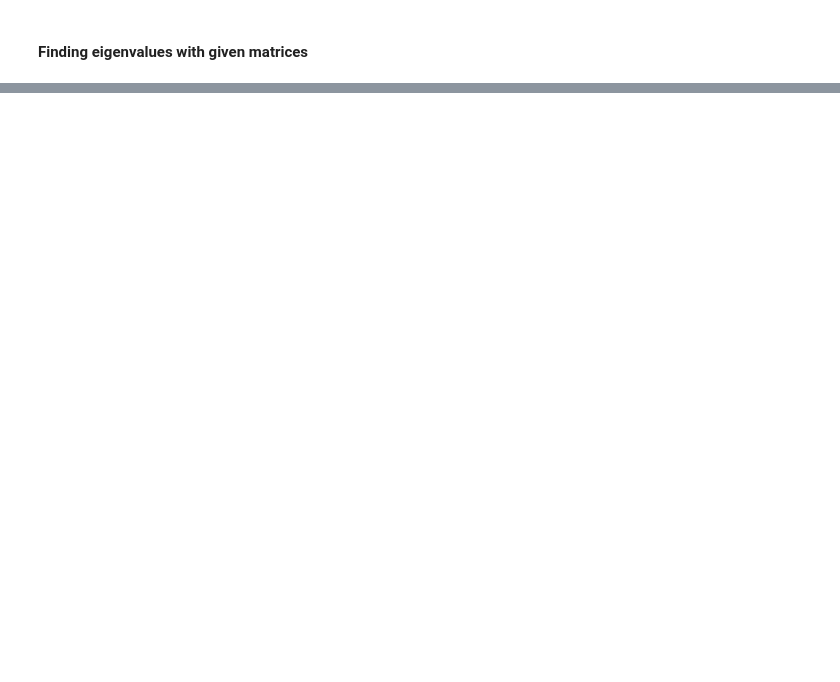
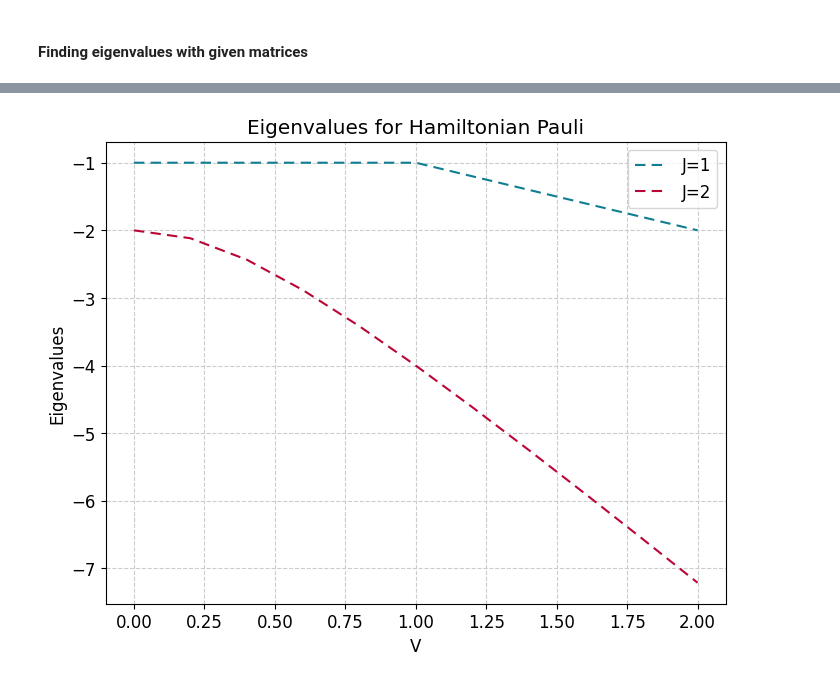
Before and after one commit to hishemok/FYS5419, a Jupyter notebook: Project1.ipynb, the cells around one changed output, grey strips where cells are left out. Saved outputs shown, nothing was run; the diff lists cells and outputs as text; code cells hidden in the pictures; blank space fills up the shorter version.

```diff
--- a/Project1.ipynb
+++ b/Project1.ipynb
@@ -644,0 +672,19 @@ plt.show()
+# %%
+Vvals = np.linspace(0,2,11)
+epsilon = 1.0
+J1_eigenvalues_pauli = np.zeros(len(Vvals))
+J2_eigenvalues_pauli = np.zeros(len(Vvals))
+
+for i,v in enumerate(Vvals):
+    J1_eigenvalues_pauli[i] = np.linalg.eigvalsh(Hamiltonian_J1(v,epsilon))[0]#gs
+    J2_eigenvalues_pauli[i] = np.linalg.eigvalsh(Hamiltonian_J2(v,epsilon))[0]#gs
+
+plt.plot(Vvals, J1_eigenvalues_pauli,linestyle = (0,(5,3)))
+plt.plot(Vvals, J2_eigenvalues_pauli,linestyle = (0,(5,3)))
+plt.xlabel("V")
+plt.ylabel("Eigenvalues")
+plt.title("Eigenvalues for Hamiltonian Pauli")
+plt.legend(["J=1","J=2"])
+plt.show()
+# %% [output]
+[figure, added]
```
Also changed, not shown: parts of 10 cells of this notebook.
